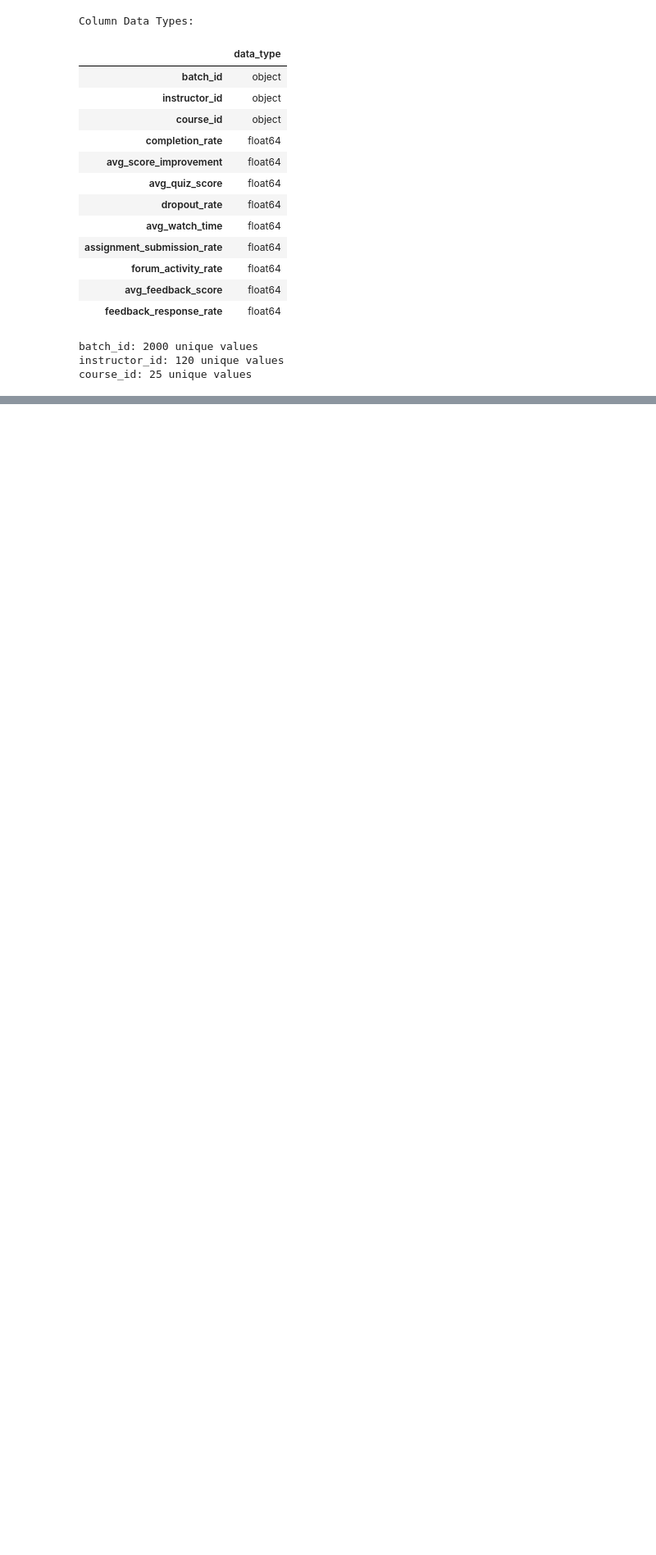
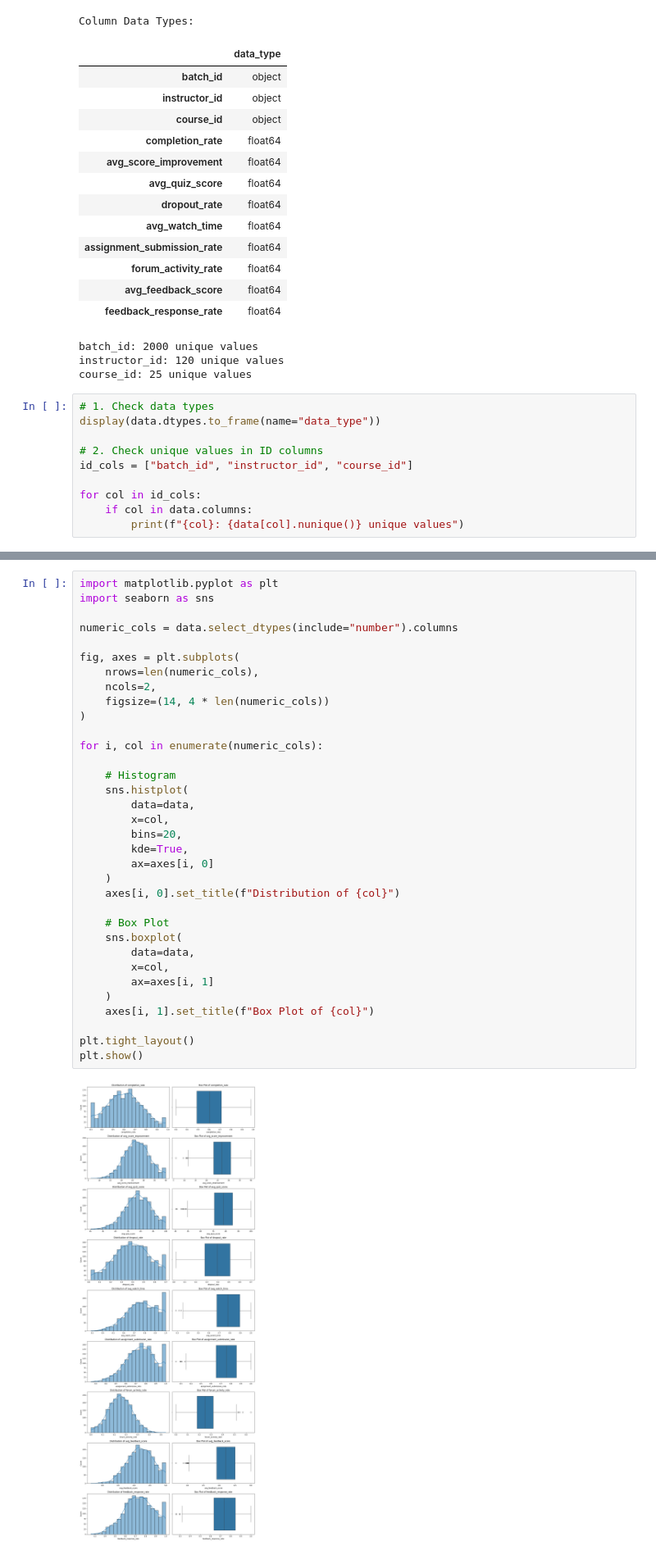
Before and after one commit to AJ0043/Instructor-Effectiveness-Modeling-EdTech-Context-, a Jupyter notebook: Untitled20.ipynb, the cells around one changed output, grey strips where cells are left out. Shown at 82% size. Saved outputs shown, nothing was run; the diff lists cells and outputs as text; blank space fills up the shorter version.

```diff
--- a/Untitled20.ipynb
+++ b/Untitled20.ipynb
@@ -514,3 +514,13 @@ Column Data Types:
 batch_id: 2000 unique values
 instructor_id: 120 unique values
 course_id: 25 unique values
+# %%
+# 1. Check data types
+display(data.dtypes.to_frame(name="data_type"))
+
+# 2. Check unique values in ID columns
+id_cols = ["batch_id", "instructor_id", "course_id"]
+
+for col in id_cols:
+    if col in data.columns:
+        print(f"{col}: {data[col].nunique()} unique values")
@@ -516,0 +600,36 @@ course_id: 25 unique values
+# %%
+import matplotlib.pyplot as plt
+import seaborn as sns
+
+numeric_cols = data.select_dtypes(include="number").columns
+
+fig, axes = plt.subplots(
+    nrows=len(numeric_cols),
+    ncols=2,
+    figsize=(14, 4 * len(numeric_cols))
+)
+
+for i, col in enumerate(numeric_cols):
+
+    # Histogram
+    sns.histplot(
+        data=data,
+        x=col,
+        bins=20,
+        kde=True,
+        ax=axes[i, 0]
+    )
+    axes[i, 0].set_title(f"Distribution of {col}")
+
+    # Box Plot
+    sns.boxplot(
+        data=data,
+        x=col,
+        ax=axes[i, 1]
+    )
+    axes[i, 1].set_title(f"Box Plot of {col}")
+
+plt.tight_layout()
+plt.show()
+# %% [output]
+[figure, added]
```
Also changed, not shown: parts of 5 cells of this notebook.
